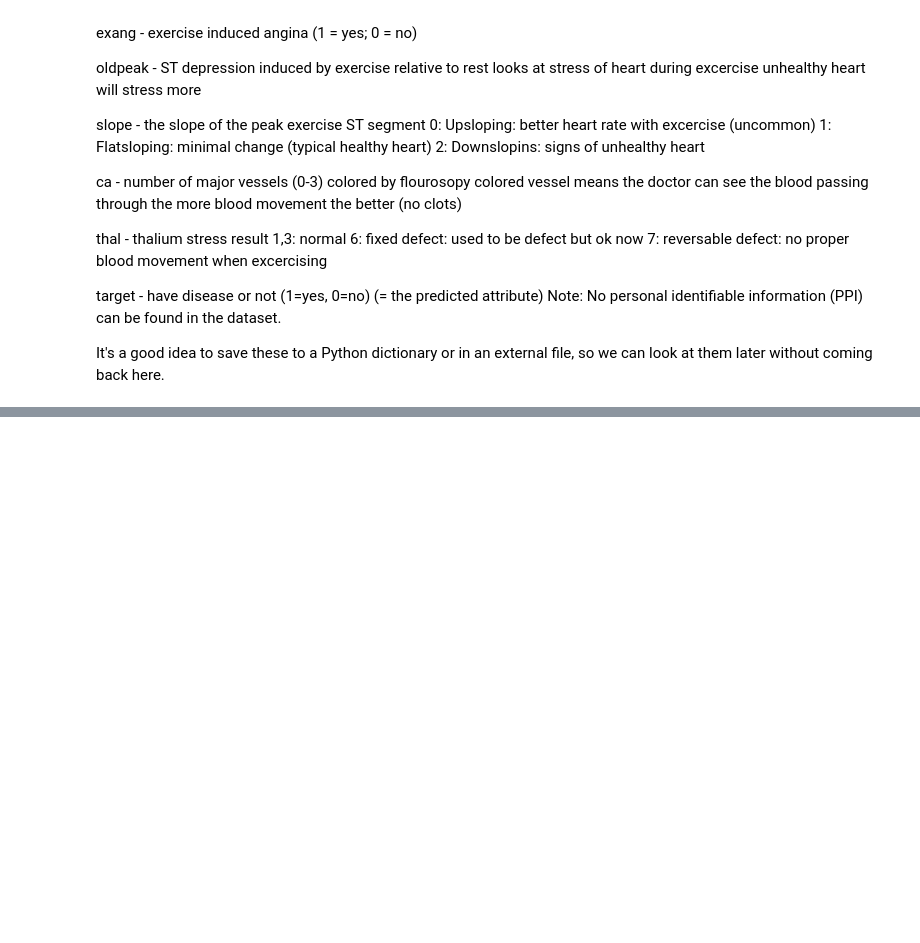
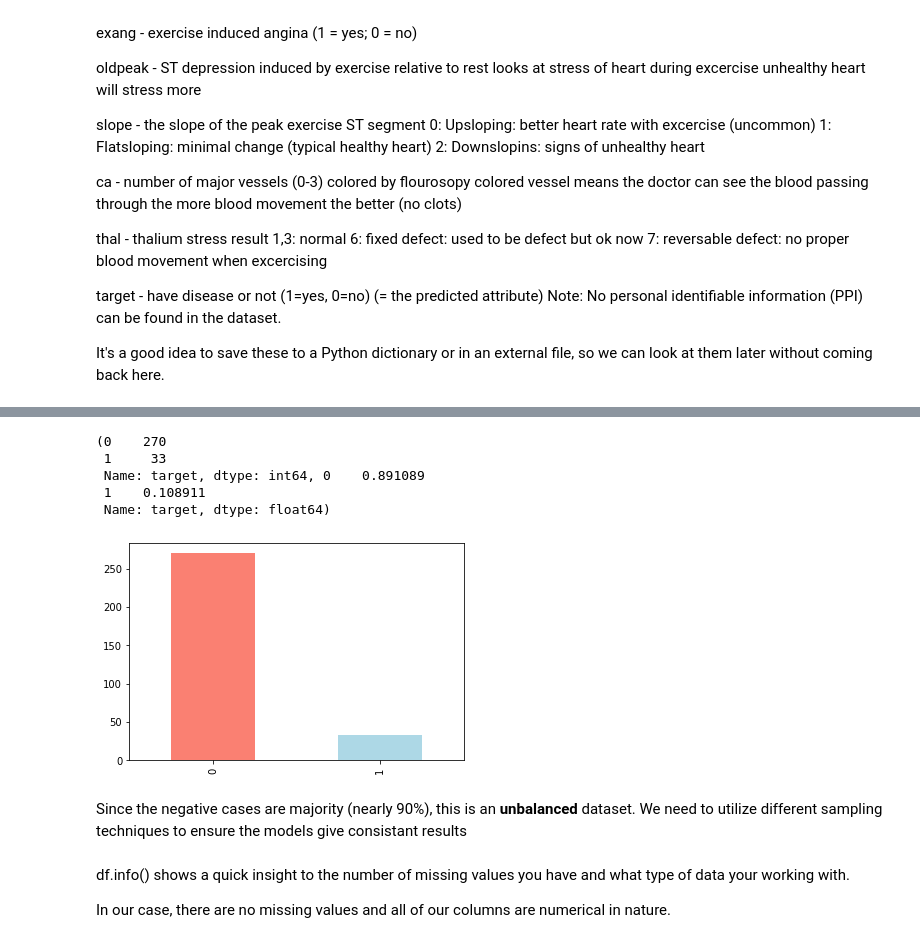
Before and after one commit to RMLAI/Projects, a Jupyter notebook: Heart_Disease.ipynb, the cells around one changed output, grey strips where cells are left out. Saved outputs shown, nothing was run; the diff lists cells and outputs as text; code cells hidden in the pictures; blank space fills up the shorter version.

```diff
--- a/Heart_Disease.ipynb
+++ b/Heart_Disease.ipynb
@@ -114,3 +118,7 @@ from sklearn.model_selection import GridSearchCV,RandomizedSearchCV
 from sklearn.metrics import classification_report,confusion_matrix
 from sklearn.metrics import precision_score,f1_score,recall_score,accuracy_score
 from sklearn.metrics import plot_roc_curve
+# %%
+#Load the data
+df=pd.read_csv('heart-disease.csv')
+df.head()
@@ -116,0 +132,5 @@ from sklearn.metrics import plot_roc_curve
+# %%
+#randomly filling the ones with zeros to ensure the real world scenario of smaller positive targets and create an unbalanced dataset
+np.random.seed(42)
+v = df.target.values == 1
+df.loc[v, 'target'] = np.random.choice((0, 1), v.sum(), p=(.8, .2))
@@ -116,0 +186,20 @@ from sklearn.metrics import plot_roc_curve
+# %%
+#See the value counts of the target variable, how many are positive , negative or does it have any missing data
+df['target'].value_counts(),df['target'].value_counts(normalize=True)
+# %% [output]
+(0    270
+ 1     33
+ Name: target, dtype: int64, 0    0.891089
+ 1    0.108911
+ Name: target, dtype: float64)
+# %%
+#Plotting the target variables to get a visual on the imbalance in data
+df['target'].value_counts().plot(kind='bar',color=['salmon','lightblue'],);
+# %% [output]
+[figure, added]
+# %% [markdown]
+Since the negative cases are majority (nearly 90%), this is an **unbalanced** dataset. We need to utilize different sampling techniques to ensure the models give consistant results
+# %% [markdown]
+df.info() shows a quick insight to the number of missing values you have and what type of data your working with.
+
+In our case, there are no missing values and all of our columns are numerical in nature.
```
Also changed, not shown: parts of 27 cells of this notebook.
